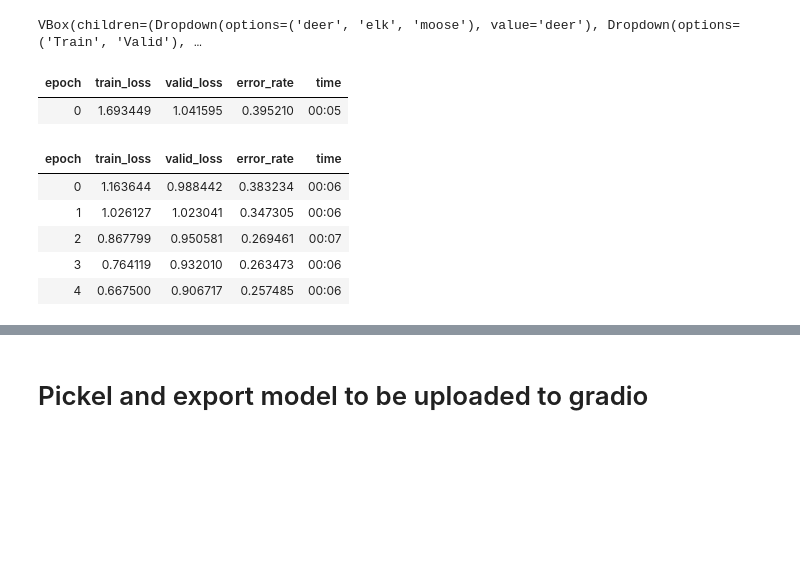
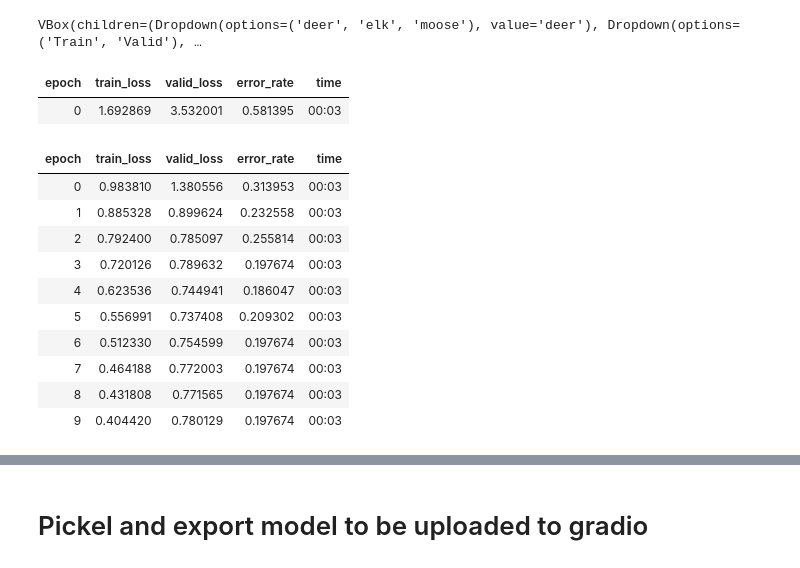
Before and after one commit to jakegehri/trail_cam_classifier, a Jupyter notebook: trailcam_model.ipynb, the cells around one changed output, grey strips where cells are left out. Cells and saved outputs as stored; diff of their text form; code cells hidden in the pictures; blank space fills up the shorter version.

```diff
--- a/trailcam_model.ipynb
+++ b/trailcam_model.ipynb
@@ -173,16 +101,24 @@ for idx in cleaner.delete(): cleaner.fns[idx].unlink()
 
 for idx,cat in cleaner.change(): shutil.move(str(cleaner.fns[idx]), path/cat)
 
-dls = deers.dataloaders(path)
+dls = ImageDataLoaders.from_name_func('.',
+    get_image_files(path), valid_pct=0.2, seed=42,
+    label_func=RegexLabeller(pat = r'^([^/]+)_\d+'),
+    item_tfms=Resize(224))
 # %%
-learn = vision_learner(dls, resnet34, metrics=error_rate)
-learn.fine_tune(5)
+learn = vision_learner(dls, 'convnext_tiny_in22k', metrics=error_rate).to_fp16()
+learn.fine_tune(10)
 # %% [output]
 | epoch | train_loss | valid_loss | error_rate | time |
-| 0 | 1.693449 | 1.041595 | 0.395210 | 00:05 |
+| 0 | 1.692869 | 3.532001 | 0.581395 | 00:03 |
 | epoch | train_loss | valid_loss | error_rate | time |
-| 0 | 1.163644 | 0.988442 | 0.383234 | 00:06 |
-| 1 | 1.026127 | 1.023041 | 0.347305 | 00:06 |
-| 2 | 0.867799 | 0.950581 | 0.269461 | 00:07 |
-| 3 | 0.764119 | 0.932010 | 0.263473 | 00:06 |
-| 4 | 0.667500 | 0.906717 | 0.257485 | 00:06 |
+| 0 | 0.983810 | 1.380556 | 0.313953 | 00:03 |
+| 1 | 0.885328 | 0.899624 | 0.232558 | 00:03 |
+| 2 | 0.792400 | 0.785097 | 0.255814 | 00:03 |
+| 3 | 0.720126 | 0.789632 | 0.197674 | 00:03 |
+| 4 | 0.623536 | 0.744941 | 0.186047 | 00:03 |
+| 5 | 0.556991 | 0.737408 | 0.209302 | 00:03 |
+| 6 | 0.512330 | 0.754599 | 0.197674 | 00:03 |
+| 7 | 0.464188 | 0.772003 | 0.197674 | 00:03 |
+| 8 | 0.431808 | 0.771565 | 0.197674 | 00:03 |
+| 9 | 0.404420 | 0.780129 | 0.197674 | 00:03 |
```
Also changed, not shown: parts of 30 cells of this notebook.
